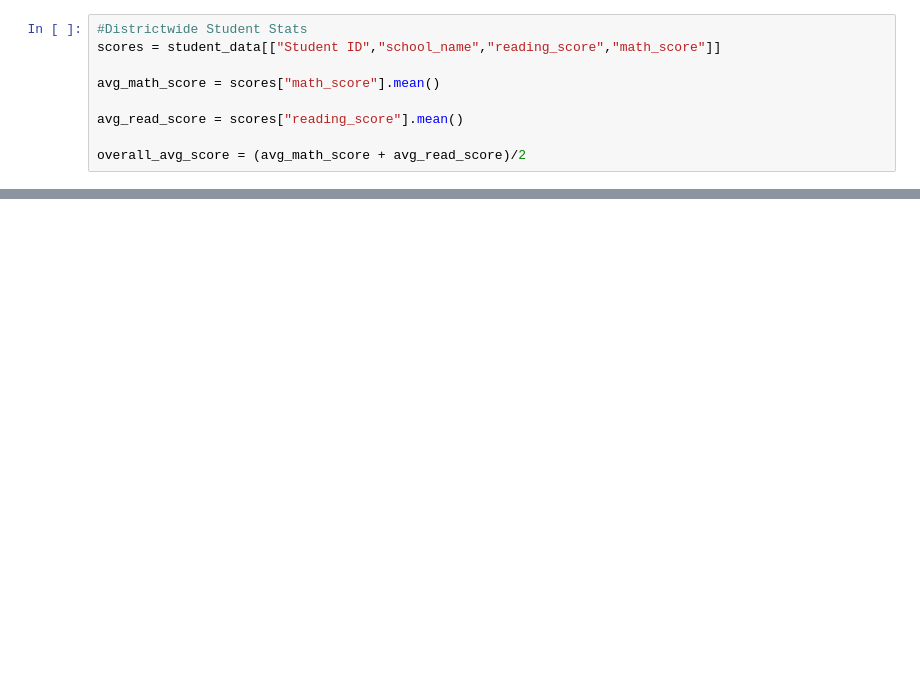
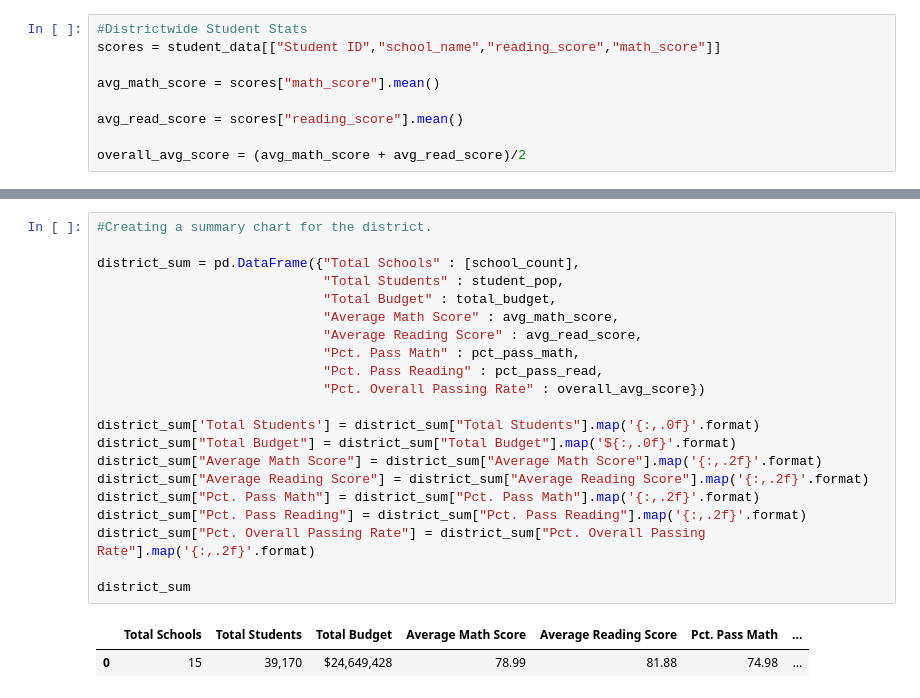
Before and after one commit to derrikdennis/pandas-challenge, a Jupyter notebook: PyCitySchools/PyCitySchools.ipynb, the cells around one changed output, grey strips where cells are left out. Saved outputs shown, nothing was run; the diff lists cells and outputs as text; blank space fills up the shorter version.

```diff
--- a/PyCitySchools/PyCitySchools.ipynb
+++ b/PyCitySchools/PyCitySchools.ipynb
@@ -393,0 +35,24 @@ type_sum
+# %%
+#Creating a summary chart for the district.
+
+district_sum = pd.DataFrame({"Total Schools" : [school_count],
+                             "Total Students" : student_pop,
+                             "Total Budget" : total_budget,
+                             "Average Math Score" : avg_math_score,
+                             "Average Reading Score" : avg_read_score,
+                             "Pct. Pass Math" : pct_pass_math,
+                             "Pct. Pass Reading" : pct_pass_read,
+                             "Pct. Overall Passing Rate" : overall_avg_score})
+
+district_sum['Total Students'] = district_sum["Total Students"].map('{:,.0f}'.format)
+district_sum["Total Budget"] = district_sum["Total Budget"].map('${:,.0f}'.format)
+district_sum["Average Math Score"] = district_sum["Average Math Score"].map('{:,.2f}'.format)
+district_sum["Average Reading Score"] = district_sum["Average Reading Score"].map('{:,.2f}'.format)
+district_sum["Pct. Pass Math"] = district_sum["Pct. Pass Math"].map('{:,.2f}'.format)
+district_sum["Pct. Pass Reading"] = district_sum["Pct. Pass Reading"].map('{:,.2f}'.format)
+district_sum["Pct. Overall Passing Rate"] = district_sum["Pct. Overall Passing Rate"].map('{:,.2f}'.format)
+
+district_sum
+# %% [output]
+|  | Total Schools | Total Students | Total Budget | Average Math Score | Average Reading Score | Pct. Pass Math | ... |
+| 0 | 15 | 39,170 | $24,649,428 | 78.99 | 81.88 | 74.98 | ... |
```
Also changed, not shown: parts of 46 cells of this notebook, 1 other file.
